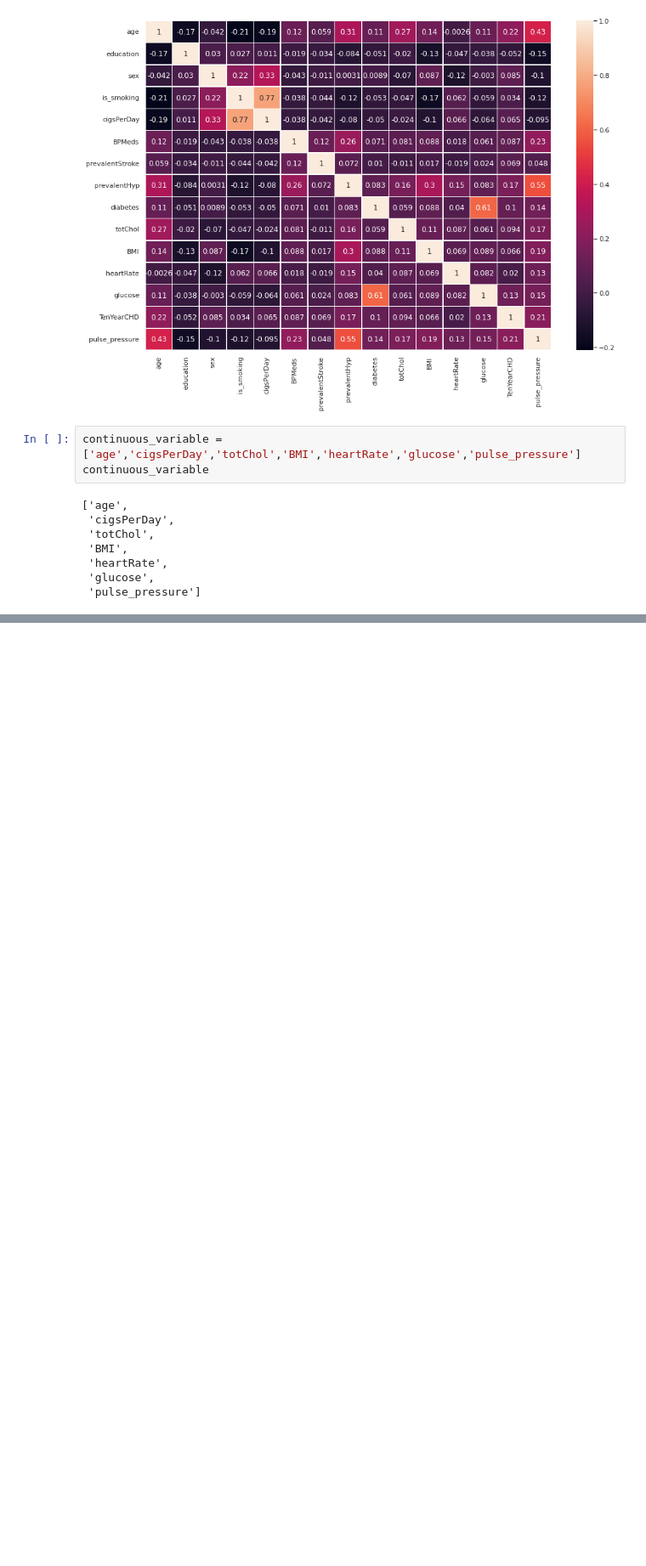
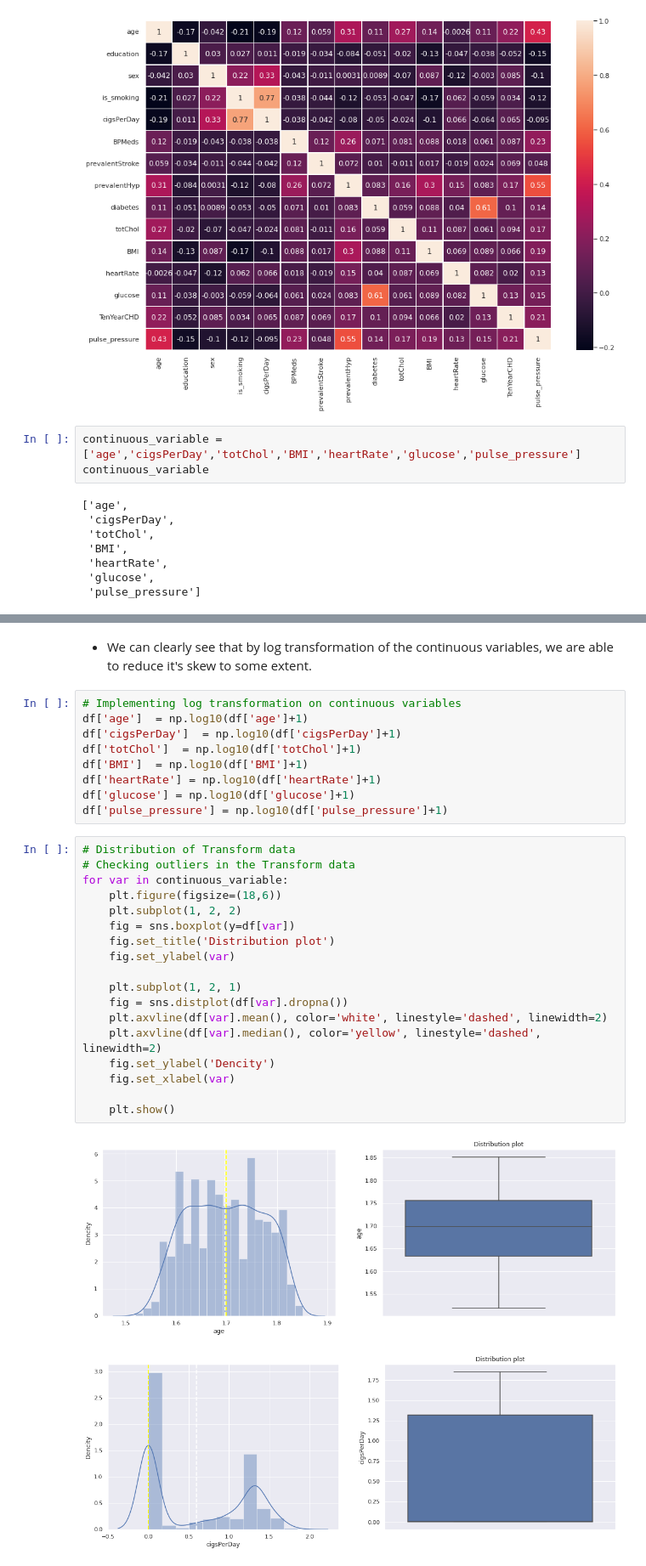
Before and after one commit to vir097/Cardiovascular-Risk-Prediction--Viral-Shewale, a Jupyter notebook: Cardiovascular_risk_prediction_Viral_Shewale.ipynb, the cells around one changed output, grey strips where cells are left out. Shown at 85% size. Saved outputs shown, nothing was run; the diff lists cells and outputs as text; blank space fills up the shorter version.

```diff
--- a/Cardiovascular_risk_prediction_Viral_Shewale.ipynb
+++ b/Cardiovascular_risk_prediction_Viral_Shewale.ipynb
@@ -653,0 +691,32 @@ continuous_variable
+# %% [markdown]
+* We can clearly see that by log transformation of the continuous variables, we are able to reduce it's skew to some extent.
+# %%
+# Implementing log transformation on continuous variables
+df['age']  = np.log10(df['age']+1)
+df['cigsPerDay']  = np.log10(df['cigsPerDay']+1)
+df['totChol']  = np.log10(df['totChol']+1)
+df['BMI']  = np.log10(df['BMI']+1)
+df['heartRate'] = np.log10(df['heartRate']+1)
+df['glucose'] = np.log10(df['glucose']+1)
+df['pulse_pressure'] = np.log10(df['pulse_pressure']+1)
+# %%
+# Distribution of Transform data
+# Checking outliers in the Transform data
+for var in continuous_variable:
+    plt.figure(figsize=(18,6))
+    plt.subplot(1, 2, 2)
+    fig = sns.boxplot(y=df[var])
+    fig.set_title('Distribution plot')
+    fig.set_ylabel(var)
+
+    plt.subplot(1, 2, 1)
+    fig = sns.distplot(df[var].dropna())
+    plt.axvline(df[var].mean(), color='white', linestyle='dashed', linewidth=2)
+    plt.axvline(df[var].median(), color='yellow', linestyle='dashed', linewidth=2)
+    fig.set_ylabel('Dencity')
+    fig.set_xlabel(var)
+
+    plt.show()
+# %% [output]
+[figure, added]
+[figure, added]
```
Also changed, not shown: parts of 66 cells of this notebook.
